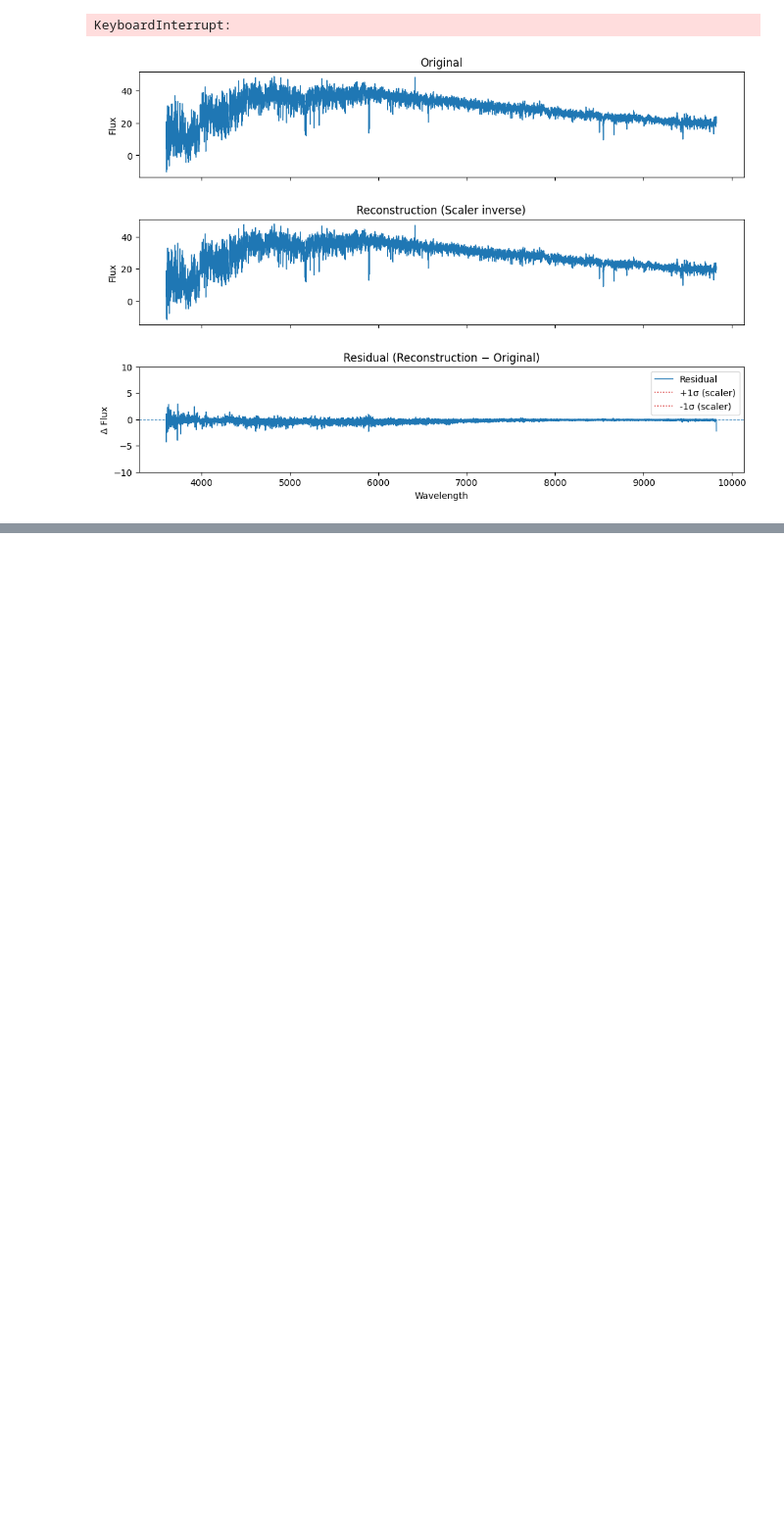
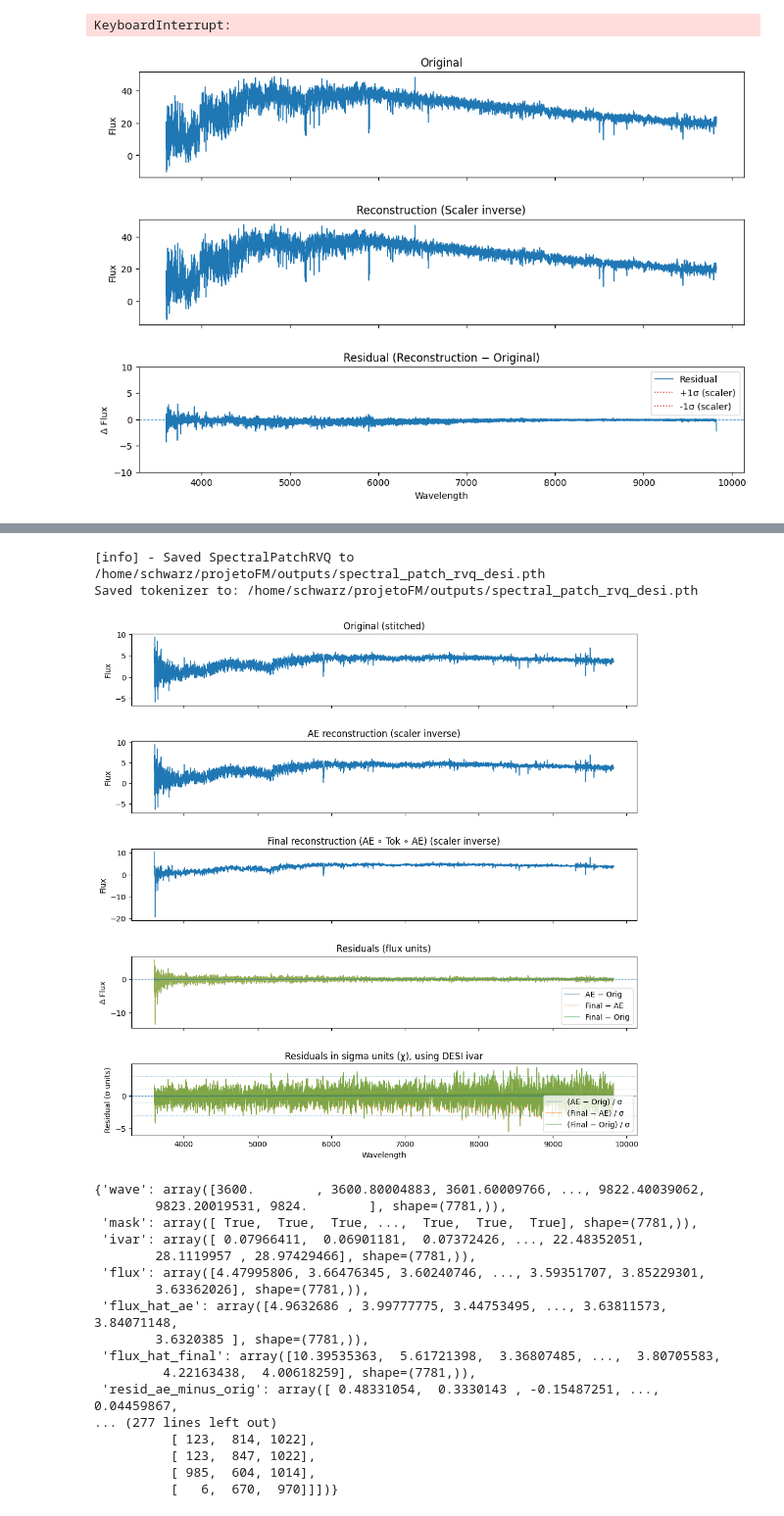
Before and after one commit to Schwarzam/projetoFM, a Jupyter notebook: desi.ipynb, the cells around one changed output, grey strips where cells are left out. Shown at 98% size. Saved outputs shown, nothing was run; the diff lists cells and outputs as text; code cells hidden in the pictures; blank space fills up the shorter version.

```diff
--- a/desi.ipynb
+++ b/desi.ipynb
@@ -350,7 +350,7 @@ OUT_NAME = "spectral_patch_rvq_desi.pth"
 from astromodal.datasets.desi_spectra import LatentsPolarsDataset, collate_latents_pad_to_patch_multiple
 
 ds_lat = LatentsPolarsDataset(
-    lat_df,
+    latents_df,
     id_col=ID_COL,
     latent_col=LATENT_COL,
     latent_dim=LATENT_DIM,
@@ -401,0 +419,11 @@ print(f"Saved tokenizer to: {out_path}")
+# %%
+
+# -------------------------------------------------------------------------
+# Save
+# -------------------------------------------------------------------------
+out_path = Path(config["models_folder"]) / OUT_NAME
+tok.save(out_path)
+print(f"Saved tokenizer to: {out_path}")
+# %% [output]
+[info] - Saved SpectralPatchRVQ to /home/schwarz/projetoFM/outputs/spectral_patch_rvq_desi.pth
+Saved tokenizer to: /home/schwarz/projetoFM/outputs/spectral_patch_rvq_desi.pth
@@ -401,0 +609,29 @@ print(f"Saved tokenizer to: {out_path}")
+# %%
+row = train_df.row(random.randint(0, train_df.height - 1), named=True)
+
+run_full_chain_and_plot_with_scaler(
+    ae_model=model,
+    tok_model=tok,
+    scaler=scaler,
+    row=row,
+    device="cuda",
+)
+# %% [output]
+[figure, added]
+{'wave': array([3600.        , 3600.80004883, 3601.60009766, ..., 9822.40039062,
+        9823.20019531, 9824.        ], shape=(7781,)),
+ 'mask': array([ True,  True,  True, ...,  True,  True,  True], shape=(7781,)),
+ 'ivar': array([ 0.07966411,  0.06901181,  0.07372426, ..., 22.48352051,
+        28.1119957 , 28.97429466], shape=(7781,)),
+ 'flux': array([4.47995806, 3.66476345, 3.60240746, ..., 3.59351707, 3.85229301,
+        3.63362026], shape=(7781,)),
+ 'flux_hat_ae': array([4.9632686 , 3.99777775, 3.44753495, ..., 3.63811573, 3.84071148,
+        3.6320385 ], shape=(7781,)),
+ 'flux_hat_final': array([10.39535363,  5.61721398,  3.36807485, ...,  3.80705583,
+         4.22163438,  4.00618259], shape=(7781,)),
+ 'resid_ae_minus_orig': array([ 0.48331054,  0.3330143 , -0.15487251, ...,  0.04459867,
+... (277 lines left out)
+          [ 123,  814, 1022],
+          [ 123,  847, 1022],
+          [ 985,  604, 1014],
+          [   6,  670,  970]]])}
```
Also changed, not shown: parts of 2 cells of this notebook.
